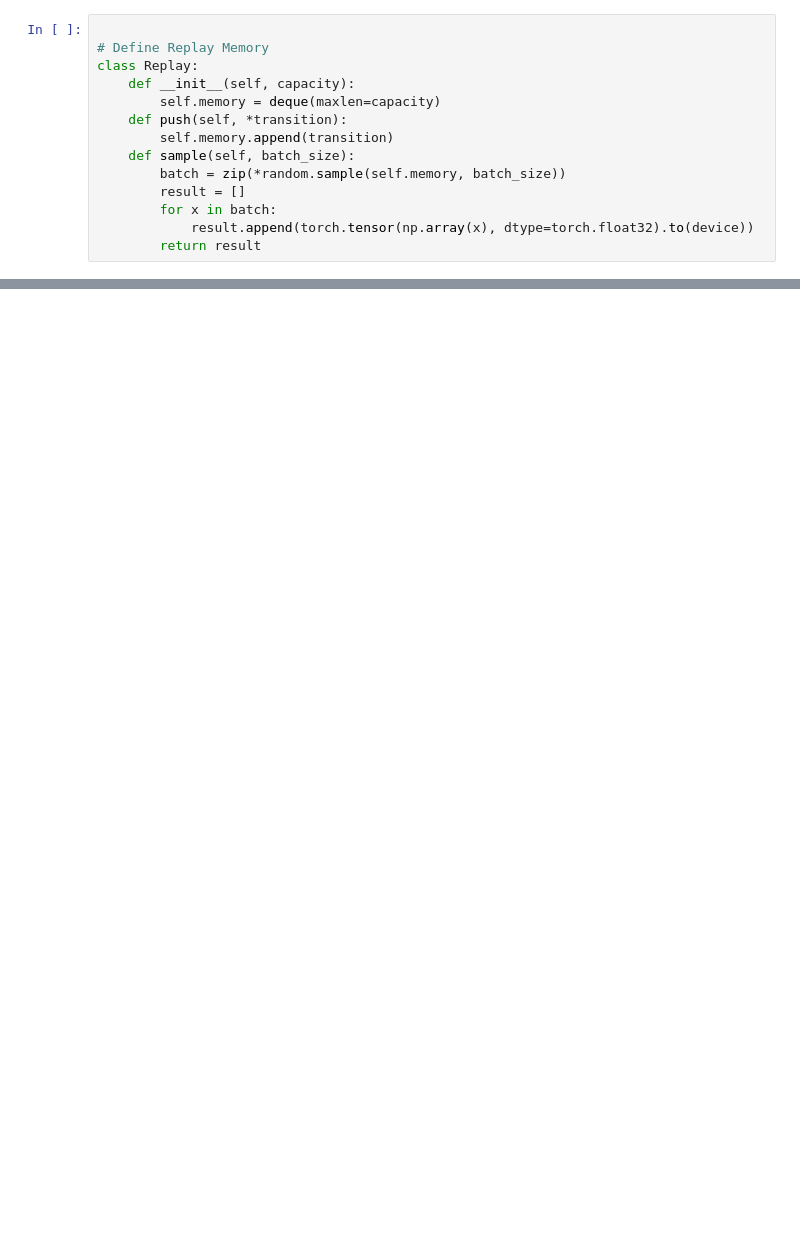
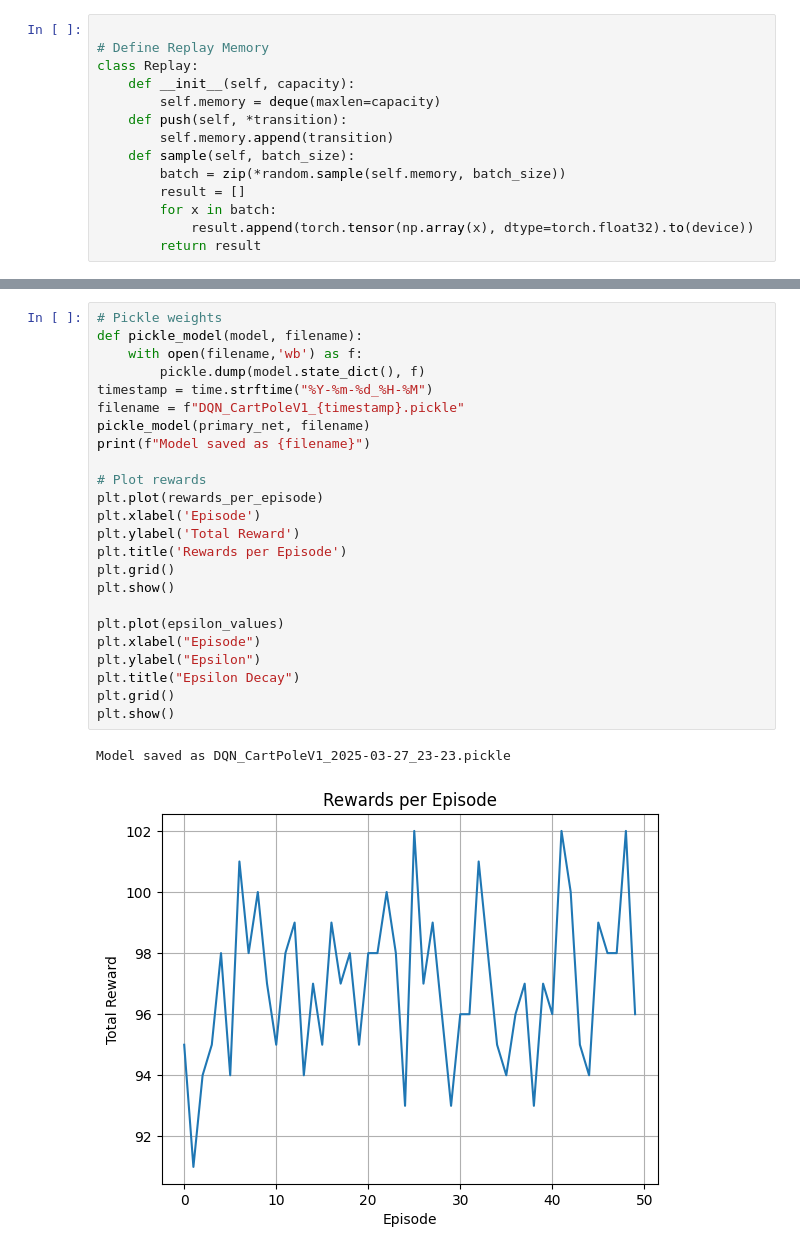
Before and after one commit to HandleGod101/CSE546-Sp25-Assignment-2-Team-18, a Jupyter notebook: a2_part_2_senandem_adwibedi.ipynb, the cells around one changed output, grey strips where cells are left out. Saved outputs shown, nothing was run; the diff lists cells and outputs as text; blank space fills up the shorter version.

```diff
--- a/a2_part_2_senandem_adwibedi.ipynb
+++ b/a2_part_2_senandem_adwibedi.ipynb
@@ -826,0 +552,27 @@ Episode 797, Total Reward: 316.0, Epsilon: 0.00
+# %%
+# Pickle weights
+def pickle_model(model, filename):
+    with open(filename,'wb') as f:
+        pickle.dump(model.state_dict(), f)
+timestamp = time.strftime("%Y-%m-%d_%H-%M")
+filename = f"DQN_CartPoleV1_{timestamp}.pickle"
+pickle_model(primary_net, filename)
+print(f"Model saved as {filename}")
+
+# Plot rewards
+plt.plot(rewards_per_episode)
+plt.xlabel('Episode')
+plt.ylabel('Total Reward')
+plt.title('Rewards per Episode')
+plt.grid()
+plt.show()
+
+plt.plot(epsilon_values)
+plt.xlabel("Episode")
+plt.ylabel("Epsilon")
+plt.title("Epsilon Decay")
+plt.grid()
+plt.show()
+# %% [output]
+Model saved as DQN_CartPoleV1_2025-03-27_23-23.pickle
+[figure, added]
```
Also changed, not shown: parts of 40 cells of this notebook, 4 other files.
